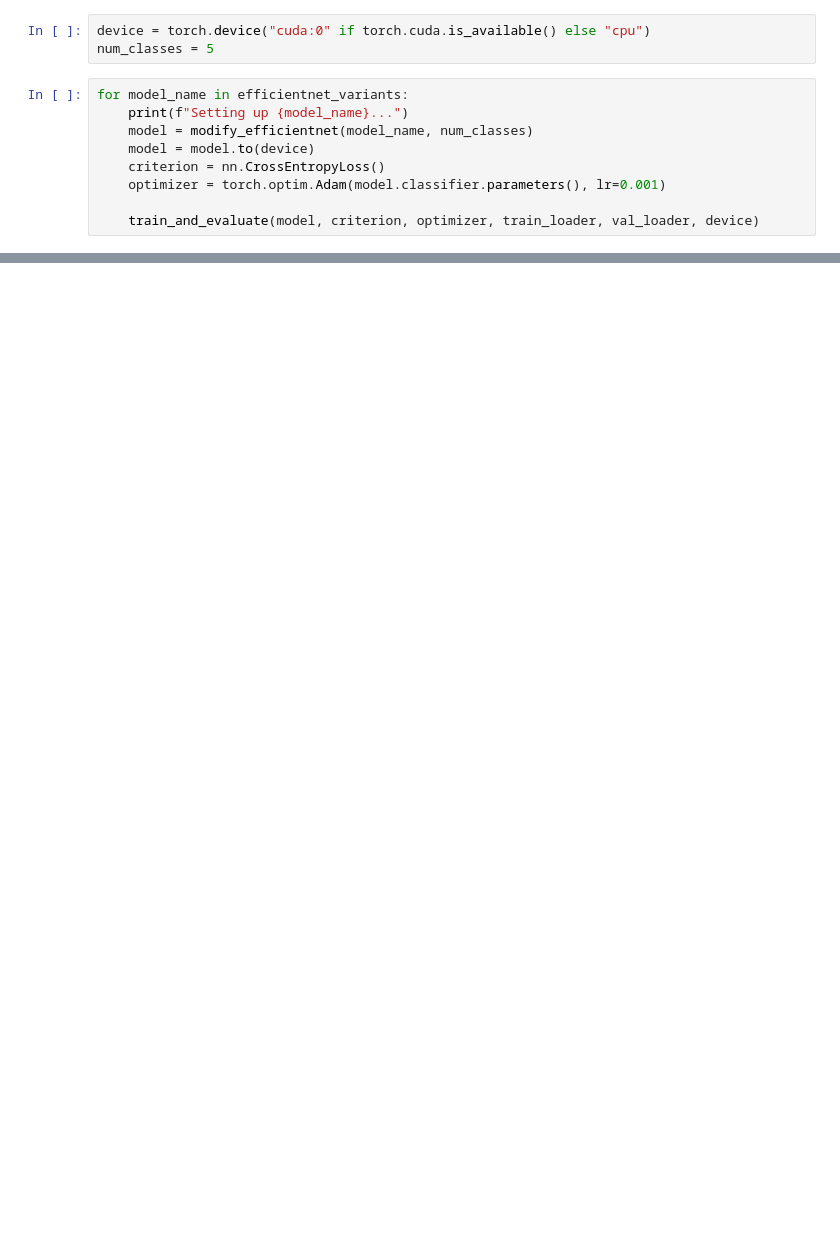
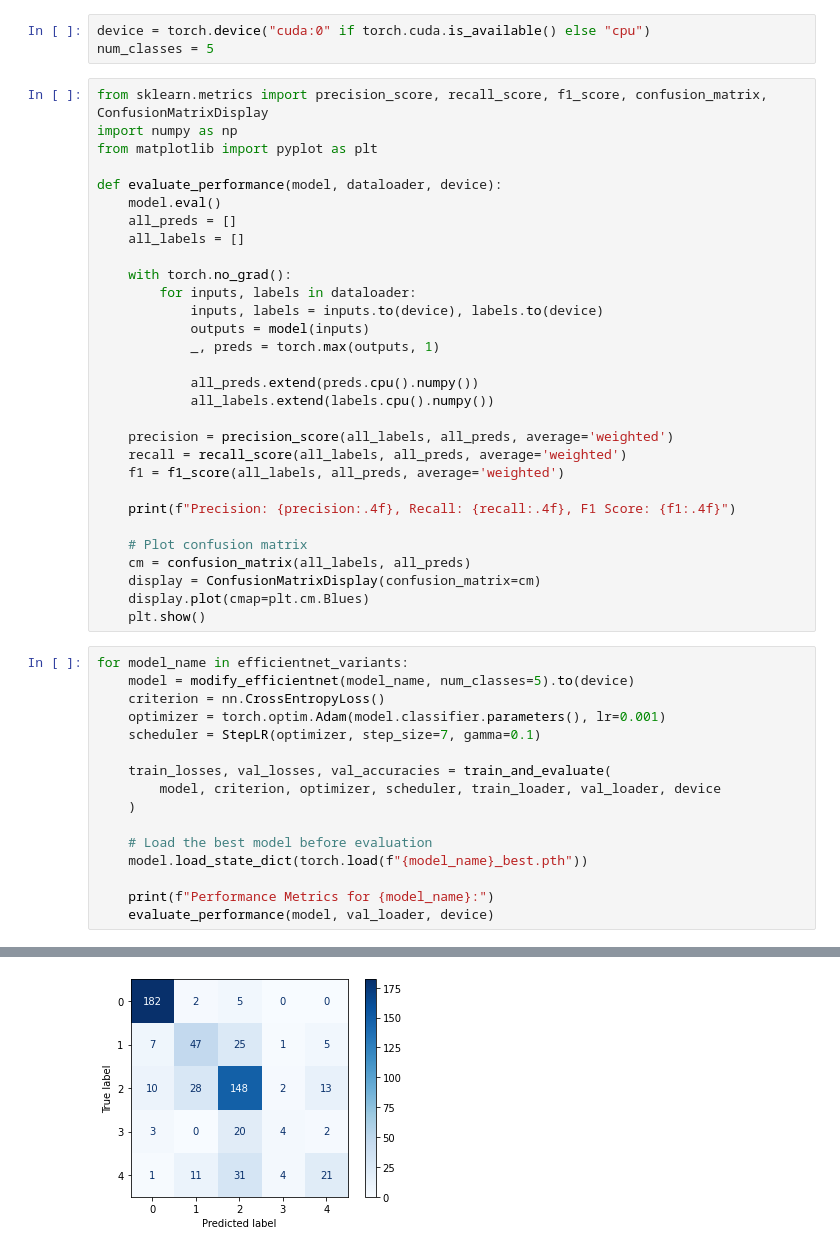
Before and after one commit to PavanKumarDharmoju/Diabetic-Retinopathy, a Jupyter notebook: EfficientNet.ipynb, the cells around one changed output, grey strips where cells are left out. Cells and saved outputs as stored; diff of their text form; blank space fills up the shorter version.

Commit message:
Updated EfficientNet and adding VGG16V1

```diff
--- a/EfficientNet.ipynb
+++ b/EfficientNet.ipynb
@@ -103,13 +137,50 @@ efficientnet_variants = ['efficientnet_b0', 'efficientnet_b1', 'efficientnet_b2'
 # %%
 device = torch.device("cuda:0" if torch.cuda.is_available() else "cpu")
 num_classes = 5
+# %%
+from sklearn.metrics import precision_score, recall_score, f1_score, confusion_matrix, ConfusionMatrixDisplay
+import numpy as np
+from matplotlib import pyplot as plt
+
+def evaluate_performance(model, dataloader, device):
+    model.eval()
+    all_preds = []
+    all_labels = []
+
+    with torch.no_grad():
+        for inputs, labels in dataloader:
+            inputs, labels = inputs.to(device), labels.to(device)
+            outputs = model(inputs)
+            _, preds = torch.max(outputs, 1)
+
+            all_preds.extend(preds.cpu().numpy())
+            all_labels.extend(labels.cpu().numpy())
+
+    precision = precision_score(all_labels, all_preds, average='weighted')
+    recall = recall_score(all_labels, all_preds, average='weighted')
+    f1 = f1_score(all_labels, all_preds, average='weighted')
+
+    print(f"Precision: {precision:.4f}, Recall: {recall:.4f}, F1 Score: {f1:.4f}")
+
+    # Plot confusion matrix
+    cm = confusion_matrix(all_labels, all_preds)
+    display = ConfusionMatrixDisplay(confusion_matrix=cm)
+    display.plot(cmap=plt.cm.Blues)
+    plt.show()
 # %%
 for model_name in efficientnet_variants:
-    print(f"Setting up {model_name}...")
-    model = modify_efficientnet(model_name, num_classes)
-    model = model.to(device)
+    model = modify_efficientnet(model_name, num_classes=5).to(device)
     criterion = nn.CrossEntropyLoss()
     optimizer = torch.optim.Adam(model.classifier.parameters(), lr=0.001)
+    scheduler = StepLR(optimizer, step_size=7, gamma=0.1)
 
-    train_and_evaluate(model, criterion, optimizer, train_loader, val_loader, device)
+    train_losses, val_losses, val_accuracies = train_and_evaluate(
+        model, criterion, optimizer, scheduler, train_loader, val_loader, device
+    )
+
+    # Load the best model before evaluation
+    model.load_state_dict(torch.load(f"{model_name}_best.pth"))
+
+    print(f"Performance Metrics for {model_name}:")
+    evaluate_performance(model, val_loader, device)
 # %% [output]
@@ -127,0 +199 @@ Setting up efficientnet_b1...
+[figure, added]
```
Also changed, not shown: parts of 4 cells of this notebook, 1 other file.
